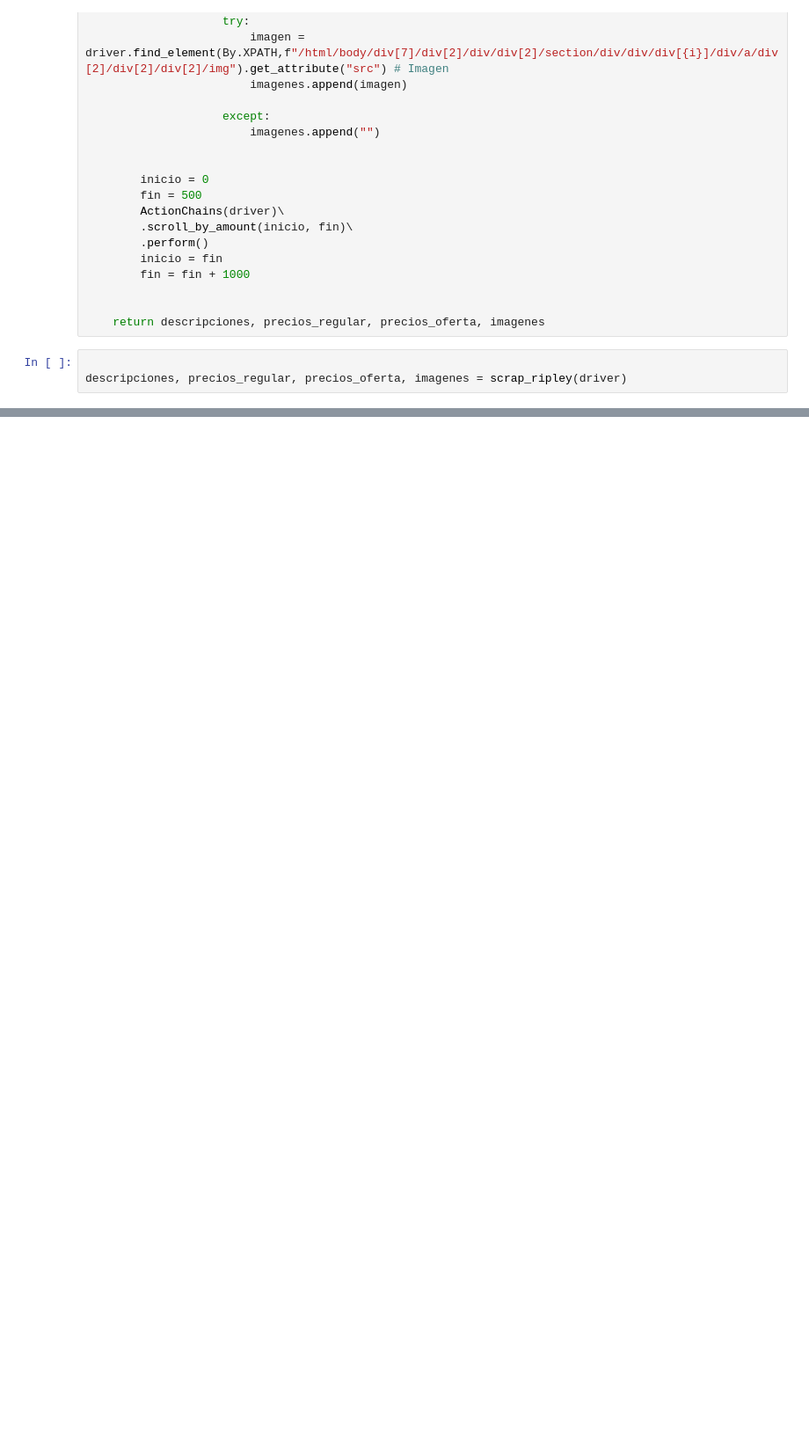
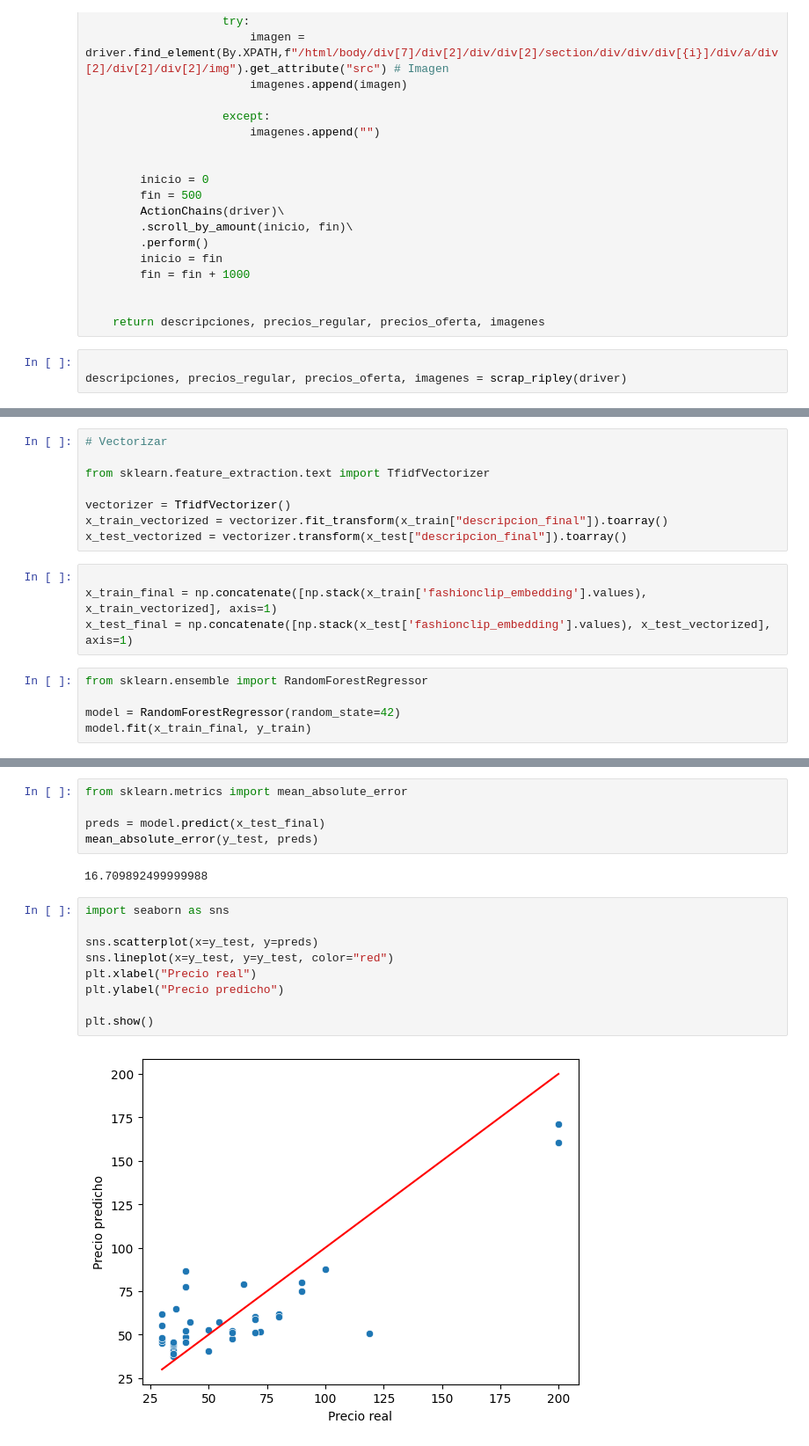
Before and after one commit to aladelca/final_project_cibertec, a Jupyter notebook: notebooks/scrapping.ipynb, the cells around one changed output, grey strips where cells are left out. Shown at 88% size. Saved outputs shown, nothing was run; the diff lists cells and outputs as text; blank space fills up the shorter version.

```diff
--- a/notebooks/scrapping.ipynb
+++ b/notebooks/scrapping.ipynb
@@ -326,0 +466,17 @@ data
+# %%
+# Vectorizar
+
+from sklearn.feature_extraction.text import TfidfVectorizer
+
+vectorizer = TfidfVectorizer()
+x_train_vectorized = vectorizer.fit_transform(x_train["descripcion_final"]).toarray()
+x_test_vectorized = vectorizer.transform(x_test["descripcion_final"]).toarray()
+# %%
+
+x_train_final = np.concatenate([np.stack(x_train['fashionclip_embedding'].values), x_train_vectorized], axis=1)
+x_test_final = np.concatenate([np.stack(x_test['fashionclip_embedding'].values), x_test_vectorized], axis=1)
+# %%
+from sklearn.ensemble import RandomForestRegressor
+
+model = RandomForestRegressor(random_state=42)
+model.fit(x_train_final, y_train)
@@ -326,0 +495,18 @@ data
+# %%
+from sklearn.metrics import mean_absolute_error
+
+preds = model.predict(x_test_final)
+mean_absolute_error(y_test, preds)
+# %% [output]
+16.709892499999988
+# %%
+import seaborn as sns
+
+sns.scatterplot(x=y_test, y=preds)
+sns.lineplot(x=y_test, y=y_test, color="red")
+plt.xlabel("Precio real")
+plt.ylabel("Precio predicho")
+
+plt.show()
+# %% [output]
+[figure, added]
```
Also changed, not shown: parts of 20 cells of this notebook.
